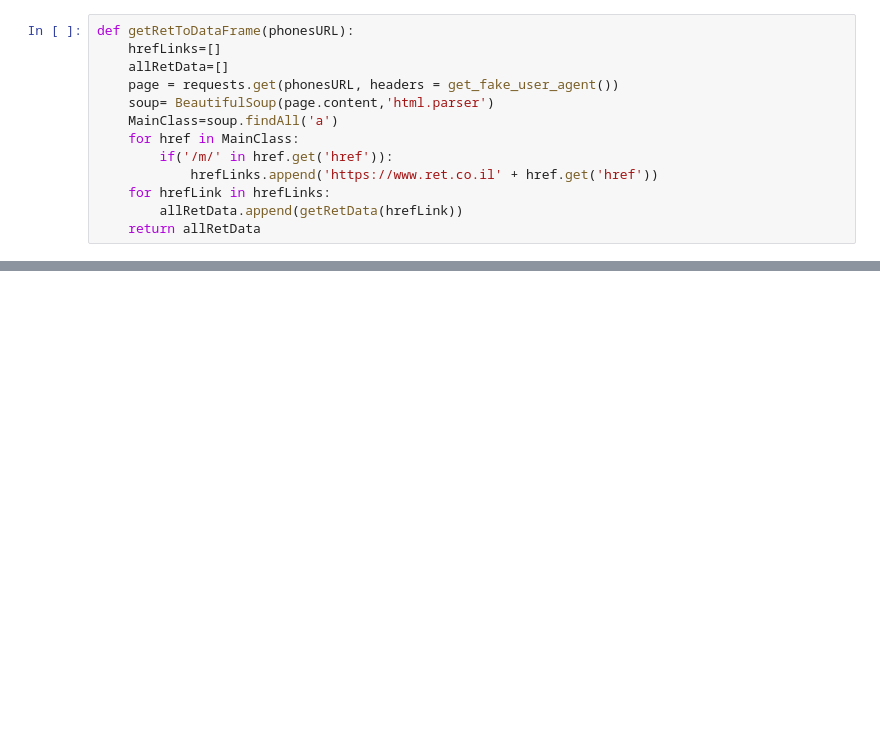
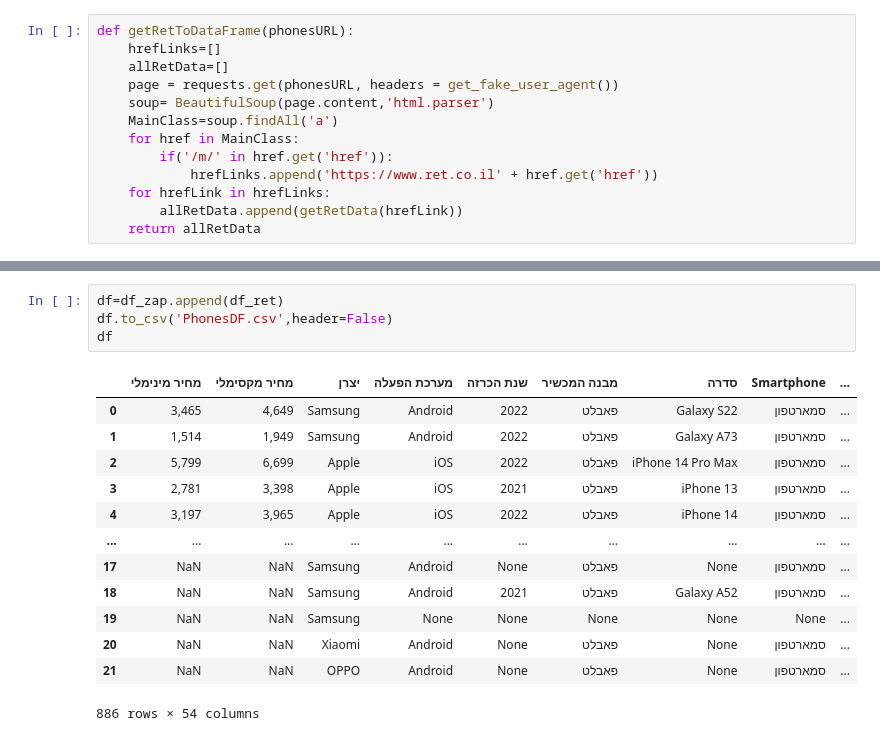
Before and after one commit to Davidtal1/PhoneProjects, a Jupyter notebook: PhonesProject.ipynb, the cells around one changed output, grey strips where cells are left out. Cells and saved outputs as stored; diff of their text form; blank space fills up the shorter version.

```diff
--- a/PhonesProject.ipynb
+++ b/PhonesProject.ipynb
@@ -158,0 +178,18 @@ get_details_from_current_page("https://www.zap.co.il/models.aspx?sog=e-cellphone
+# %%
+df=df_zap.append(df_ret)
+df.to_csv('PhonesDF.csv',header=False)
+df
+# %% [output]
+|  | מחיר מינימלי | מחיר מקסימלי | יצרן | מערכת הפעלה | שנת הכרזה | מבנה המכשיר | סדרה | Smartphone | ... |
+| 0 | 3,465 | 4,649 | Samsung | Android | 2022 | פאבלט | Galaxy S22 | סמארטפון | ... |
+| 1 | 1,514 | 1,949 | Samsung | Android | 2022 | פאבלט | Galaxy A73 | סמארטפון | ... |
+| 2 | 5,799 | 6,699 | Apple | iOS | 2022 | פאבלט | iPhone 14 Pro Max | סמארטפון | ... |
+| 3 | 2,781 | 3,398 | Apple | iOS | 2021 | פאבלט | iPhone 13 | סמארטפון | ... |
+| 4 | 3,197 | 3,965 | Apple | iOS | 2022 | פאבלט | iPhone 14 | סמארטפון | ... |
+| ... | ... | ... | ... | ... | ... | ... | ... | ... | ... |
+| 17 | NaN | NaN | Samsung | Android | None | פאבלט | None | סמארטפון | ... |
+| 18 | NaN | NaN | Samsung | Android | 2021 | פאבלט | Galaxy A52 | סמארטפון | ... |
+| 19 | NaN | NaN | Samsung | None | None | None | None | None | ... |
+| 20 | NaN | NaN | Xiaomi | Android | None | פאבלט | None | סמארטפון | ... |
+| 21 | NaN | NaN | OPPO | Android | None | פאבלט | None | סמארטפון | ... |
+886 rows × 54 columns
```
Also changed, not shown: parts of 10 cells of this notebook, 1 other file.
